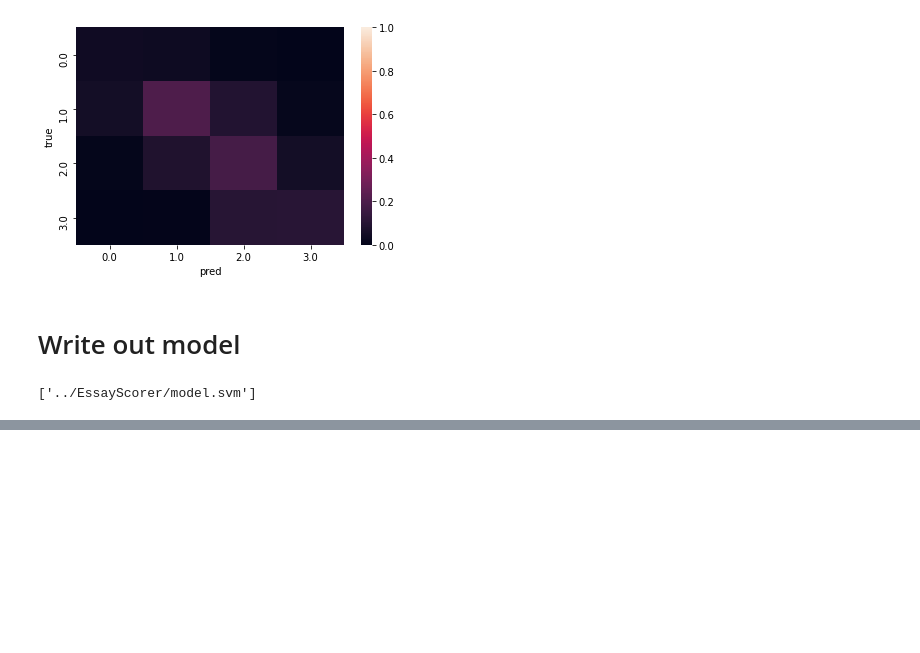
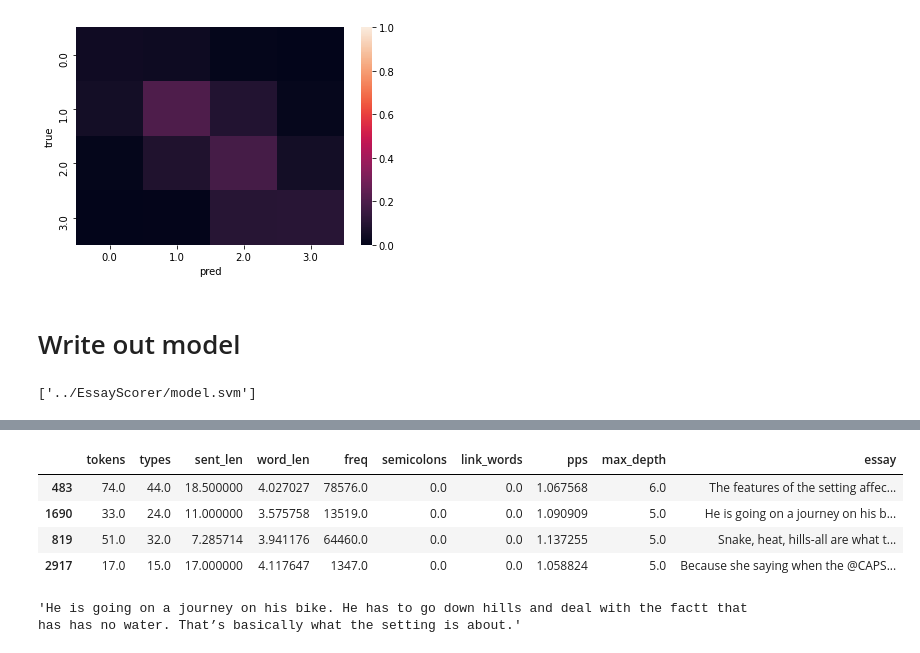
Before and after one commit to alexklapheke/essay, a Jupyter notebook: code/3-Model_data.ipynb, the cells around one changed output, grey strips where cells are left out. Drawn from its saved outputs; the diff is of its cells as text; code cells hidden in the pictures; blank space fills up the shorter version.

```diff
--- a/code/3-Model_data.ipynb
+++ b/code/3-Model_data.ipynb
@@ -325,0 +341,12 @@ dump(svmg, "../EssayScorer/model.svm", compress=True)
+# %%
+X_test[(X_test["types"] < 50) & (y_test == 3)]
+# %% [output]
+|  | tokens | types | sent_len | word_len | freq | semicolons | link_words | pps | max_depth | essay |
+| 483 | 74.0 | 44.0 | 18.500000 | 4.027027 | 78576.0 | 0.0 | 0.0 | 1.067568 | 6.0 | The features of the setting affec... |
+| 1690 | 33.0 | 24.0 | 11.000000 | 3.575758 | 13519.0 | 0.0 | 0.0 | 1.090909 | 5.0 | He is going on a journey on his b... |
+| 819 | 51.0 | 32.0 | 7.285714 | 3.941176 | 64460.0 | 0.0 | 0.0 | 1.137255 | 5.0 | Snake, heat, hills-all are what t... |
+| 2917 | 17.0 | 15.0 | 17.000000 | 4.117647 | 1347.0 | 0.0 | 0.0 | 1.058824 | 5.0 | Because she saying when the @CAPS... |
+# %%
+X_test.loc[1690, "essay"]
+# %% [output]
+'He is going on a journey on his bike. He has to go down hills and deal with the factt that has has no water. That’s basically what the setting is about.'
```
Also changed, not shown: parts of 1 cell of this notebook, 24 other files.
